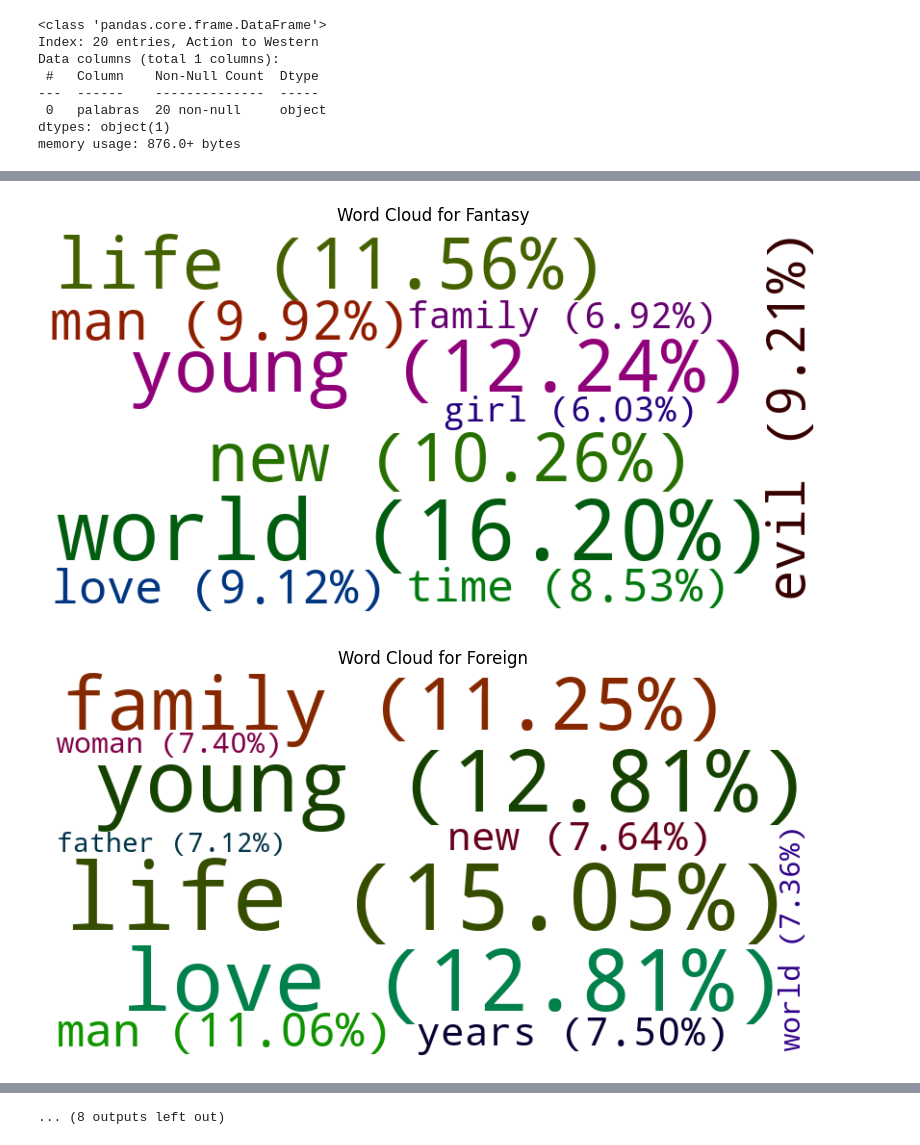
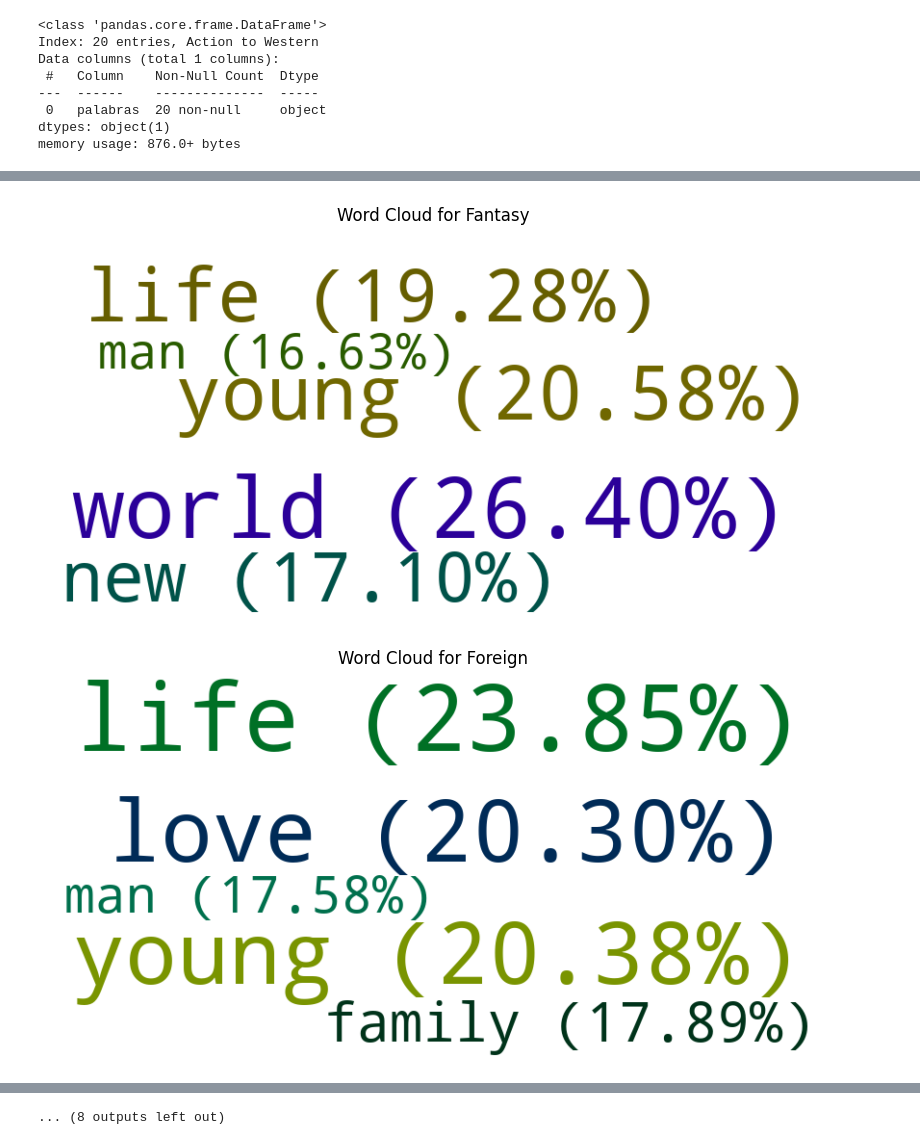
Before and after one commit to FranciscoHugoLezik/Proyecto_Peliculas, a Jupyter notebook: notebooks/EDA.ipynb, the cells around one changed output, grey strips where cells are left out. Cells and saved outputs as stored; diff of their text form; code cells hidden in the pictures.

```diff
--- a/notebooks/EDA.ipynb
+++ b/notebooks/EDA.ipynb
@@ -356,0 +340,4 @@ memory usage: 452.0+ bytes
+# %%
+generos = textos_por_genero.groupby('genre')['text'].agg(', '.join).reset_index()
+
+generos['genre']
@@ -357,10 +399,10 @@ memory usage: 452.0+ bytes
 # %%
-textos_por_genero.set_index(
-    'genre_name',
+generos.set_index(
+    'genre',
     inplace=True
     )
 
-textos_por_genero.info()
+generos.info()
 # %% [output]
 <class 'pandas.core.frame.DataFrame'>
 Index: 20 entries, Action to Western
@@ -372,8 +414,9 @@ dtypes: object(1)
 memory usage: 320.0+ bytes
 # %%
 palabras_por_genero = pd.DataFrame(
-    index=textos_por_genero.index,
-    columns=['palabras'])
+    index=generos.index,
+    columns=['palabras']
+    )
 
 palabras_por_genero.info()
 # %% [output]
@@ -424,8 +462,8 @@ nltk.download('averaged_perceptron_tagger_eng')
 [nltk_data]       date!
 True
 # %%
-for row in textos_por_genero.itertuples():
-    texto = row.text
+for row in generos.itertuples():
+    texto = str(row.text)
     palabras = word_tokenize(
         texto.lower()
         )
@@ -500,7 +539,7 @@ for genero in palabras_por_genero.index:
         palabra: frecuencia for palabra,
         frecuencia in palabras_por_genero.at[
             genero, 'palabras'
-            ].most_common(10)
+            ].most_common(5)
         }
     suma_total = sum(
         frecuencias.values()
@@ -542,2 +581,2 @@ for genero in palabras_por_genero.index:
-[figure, old version]
+[figure, new version]
-[figure, old version]
+[figure, new version]
```
Also changed, not shown: parts of 43 cells of this notebook.
